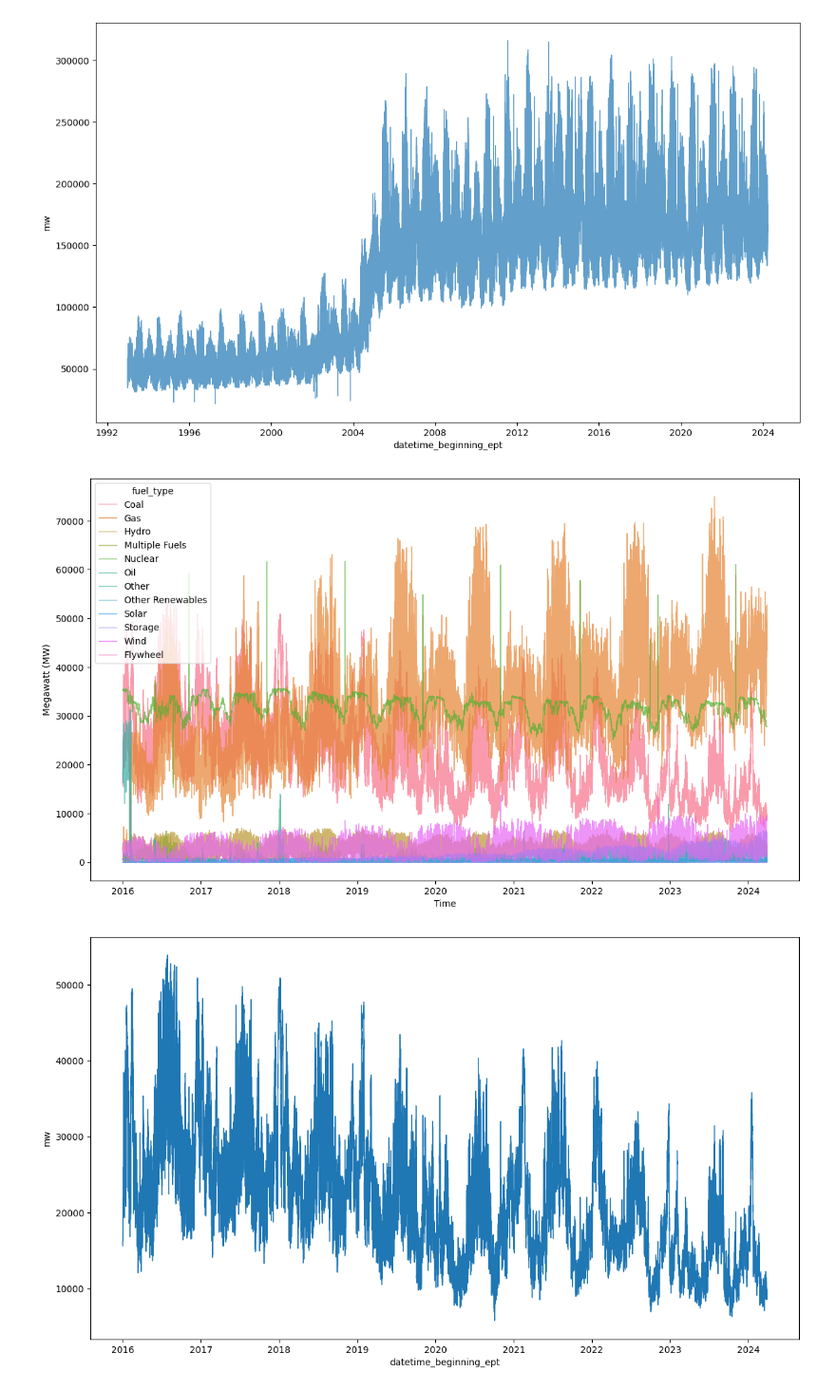
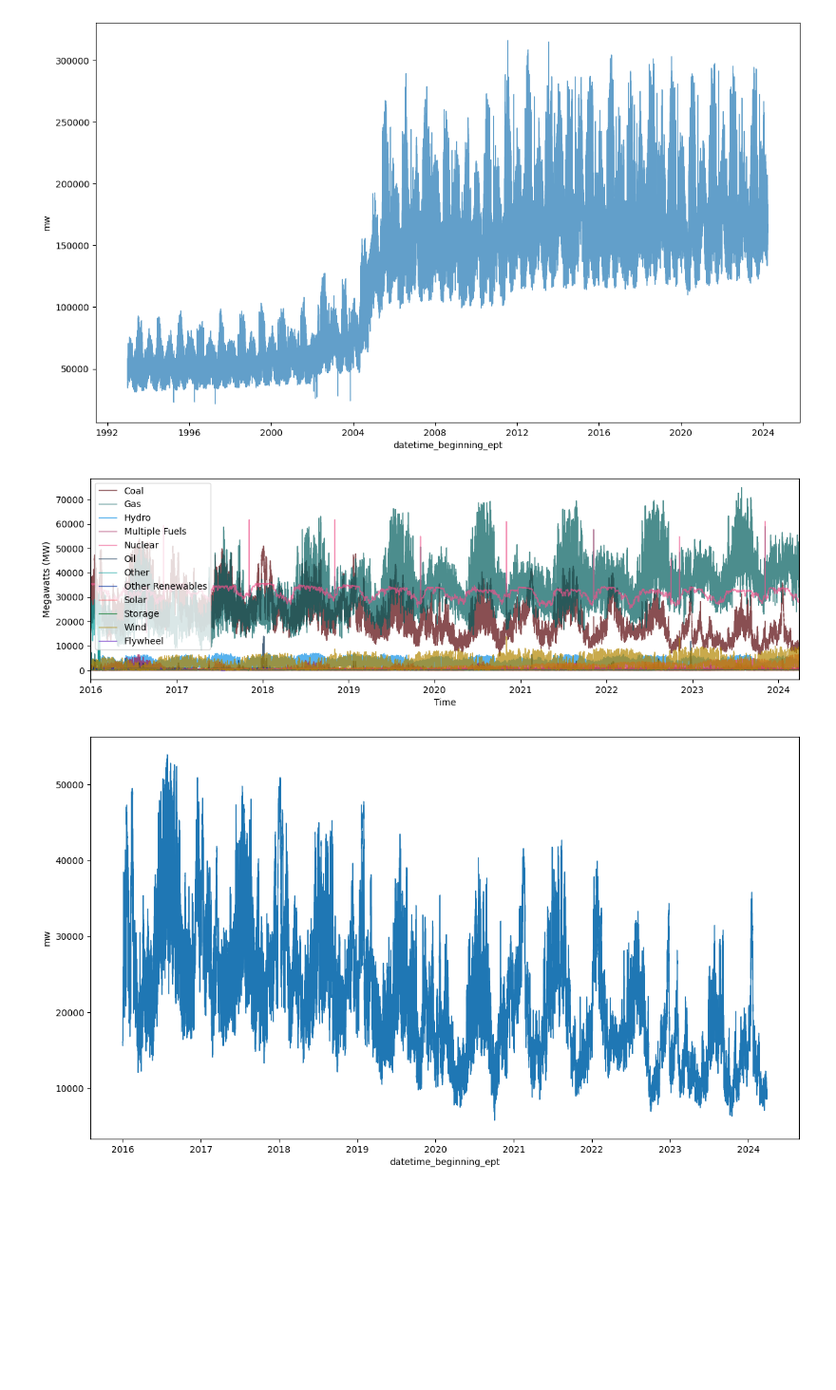
Before and after one commit to chill0121/Energy_Grid_Forecasting, a Jupyter notebook: Energy_Forecasting.ipynb, the cells around one changed output. Shown at 95% size. Drawn from its saved outputs; the diff is of its cells as text; code cells hidden in the pictures; blank space fills up the shorter version.

```diff
--- a/Energy_Forecasting.ipynb
+++ b/Energy_Forecasting.ipynb
@@ -142,13 +142,19 @@ ax = sns.lineplot(load_df[['datetime_beginning_ept', 'mw']].groupby(['datetime_b
 # %%
 gen_fuel_df = gen_df[['datetime_beginning_ept', 'fuel_type', 'mw']].groupby(['datetime_beginning_ept', 'fuel_type'], as_index = False).sum()
 # %%
-ax, fig = plt.subplots(figsize = (14, 8))
-ax = sns.lineplot(gen_fuel_df, x = 'datetime_beginning_ept', y = 'mw',  hue = 'fuel_type', alpha = 0.7, lw = 1)
+palette = ['#570408', '#005d5d', '#1192e8', '#9f1853', '#ee538b', '#012749', '#009d9a', '#002d9c', '#fa4d56', '#198038', '#b28600', '#6929c4']
+
+ax, fig = plt.subplots(figsize = (14, 4))
+ax = sns.lineplot(gen_fuel_df, x = 'datetime_beginning_ept', y = 'mw',  hue = 'fuel_type', alpha = 0.7, lw = 1, palette = sns.color_palette(palette, 12))
+ax.margins(x = 0)
 ax.set_xlabel('Time')
-ax.set_ylabel('Megawatt (MW)')
+ax.set_ylabel('Megawatts (MW)')
+handles, labels = ax.get_legend_handles_labels()
+ax.legend(handles = handles, labels = labels)
+plt.legend(loc = 'upper left')
 plt.show()
 # %% [output]
-[figure, old version]
+[figure, new version]
 # %%
 ax, fig = plt.subplots(figsize = (14, 8))
 ax = sns.lineplot(gen_fuel_df.loc[gen_fuel_df['fuel_type'] == 'Coal'], x = 'datetime_beginning_ept', y = 'mw', lw = 1)
```
Also changed, not shown: parts of 1 cell of this notebook, 5 other files.
